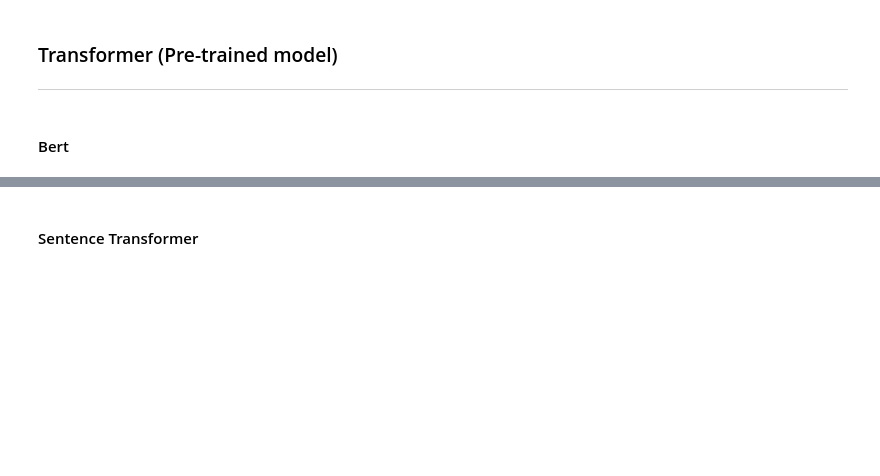
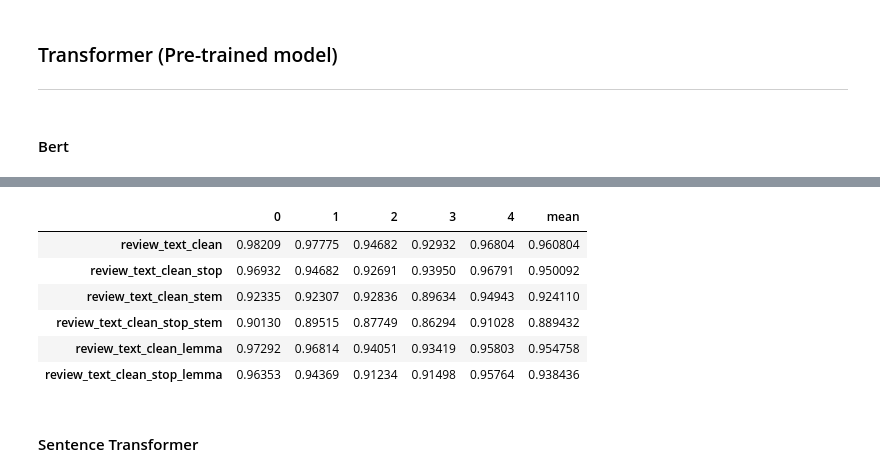
Before and after one commit to rdemarqui/sentiment_analysis, a Jupyter notebook: 02 Vectorization.ipynb, the cells around one changed output, grey strips where cells are left out. Cells and saved outputs as stored; diff of their text form; code cells hidden in the pictures; blank space fills up the shorter version.

```diff
--- a/02 Vectorization.ipynb
+++ b/02 Vectorization.ipynb
@@ -399 +409,5 @@ https://www.scaler.com/topics/nlp/huggingface-transformers/
+# %%
+import torch
+device = "cuda:0" if torch.cuda.is_available() else "cpu"
+device
 # %%
@@ -403,3 +416,6 @@ https://www.scaler.com/topics/nlp/huggingface-transformers/
+# %%
+model = AutoModel.from_pretrained('neuralmind/bert-base-portuguese-cased').to(device)
+tokenizer = AutoTokenizer.from_pretrained('neuralmind/bert-base-portuguese-cased', do_lower_case=True)
 # %%
 def apply_tranformer(X_train, X_test, model=model, tokenizer=tokenizer):
   model = model
@@ -409,16 +425,12 @@ def apply_tranformer(X_train, X_test, model=model, tokenizer=tokenizer):
   X_test_list = X_test.values.tolist()
 
   # Get tokens form text
-  X_train_toc = [tokenizer.encode(doc, return_tensors='pt') for doc in X_train_list]
-  X_test_toc = [tokenizer.encode(doc, return_tensors='pt') for doc in X_test_list]
+  X_train_toc = [tokenizer.encode(doc, return_tensors='pt').to(device) for doc in X_train_list]
+  X_test_toc = [tokenizer.encode(doc, return_tensors='pt').to(device) for doc in X_test_list]
 
-  # Get vectors from tokens ([0, 1:-1] Ignore [CLS] and [SEP] special tokens)
+  # Get mean vectors from converted tokens ([0, 1:-1] Last layer, ignore [CLS] and [SEP] special tokens)
   with torch.no_grad():
-    X_train_emb = [model(tokens)[0][0, 1:-1] for tokens in X_train_toc]
-    X_test_emb = [model(tokens)[0][0, 1:-1] for tokens in X_test_toc]
-
-  # Get mean of word vectors for each text
-  X_train_vec = [torch.mean(embedding.T, dim=1).numpy() for embedding in X_train_emb]
-  X_test_vec = [torch.mean(embedding.T, dim=1).numpy() for embedding in X_train_emb]
+    X_train_vec = [torch.mean(model(tokens)[0][0, 1:-1].T, dim=1).cpu().data.numpy() for tokens in X_train_toc]
+    X_test_vec = [torch.mean(model(tokens)[0][0, 1:-1].T, dim=1).cpu().data.numpy() for tokens in X_test_toc]
 
   return X_train_vec, X_test_vec
@@ -428,5 +437,7 @@ def apply_tranformer(X_train, X_test, model=model, tokenizer=tokenizer):
 # %%
-#cv_score_bert, test_score_bert = pipeline(X_train, y_train, X_test, y_test,
-#                                          apply_tranformer,
-#                                          model=model,
-#                                          tokenizer=tokenizer)
+# Testing with reduced data
+cv_score_bert, test_score_bert = pipeline(X_train.iloc[:100, :], y_train[:100],
+                                          X_test.iloc[:100, :], y_test[:100],
+                                          apply_tranformer,
+                                          model=model,
+                                          tokenizer=tokenizer)
@@ -433,3 +453,15 @@ def apply_tranformer(X_train, X_test, model=model, tokenizer=tokenizer):
+# %%
+df_cv_score_bert = pd.DataFrame(cv_score_bert).T
+df_cv_score_bert['mean'] = df_cv_score_bert.mean(axis=1)
+df_cv_score_bert
+# %% [output]
+|  | 0 | 1 | 2 | 3 | 4 | mean |
+| review_text_clean | 0.98209 | 0.97775 | 0.94682 | 0.92932 | 0.96804 | 0.960804 |
+| review_text_clean_stop | 0.96932 | 0.94682 | 0.92691 | 0.93950 | 0.96791 | 0.950092 |
+| review_text_clean_stem | 0.92335 | 0.92307 | 0.92836 | 0.89634 | 0.94943 | 0.924110 |
+| review_text_clean_stop_stem | 0.90130 | 0.89515 | 0.87749 | 0.86294 | 0.91028 | 0.889432 |
+| review_text_clean_lemma | 0.97292 | 0.96814 | 0.94051 | 0.93419 | 0.95803 | 0.954758 |
+| review_text_clean_stop_lemma | 0.96353 | 0.94369 | 0.91234 | 0.91498 | 0.95764 | 0.938436 |
 # %% [markdown]
 #### Sentence Transformer
 # %% [markdown]
```
Also changed, not shown: parts of 12 cells of this notebook.
